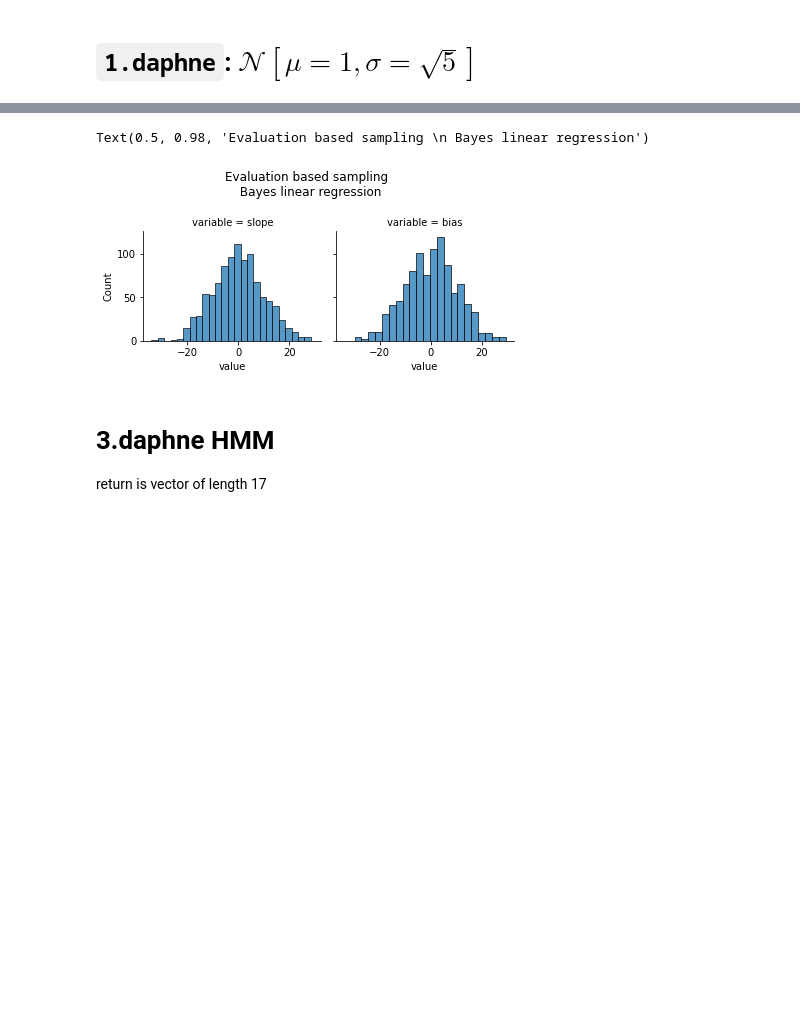
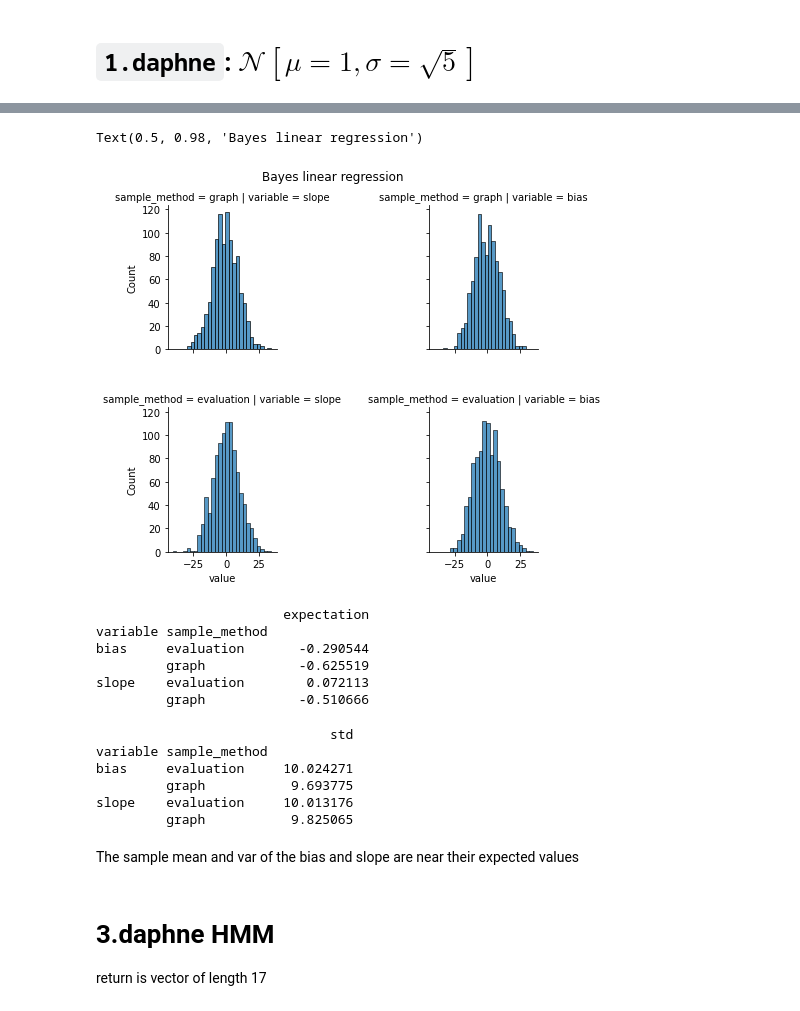
Before and after one commit to geoffwoollard/prob_prog, a Jupyter notebook: hw/hw2/CS532-HW2/hw2.ipynb, the cells around one changed output, grey strips where cells are left out. Cells and saved outputs as stored; diff of their text form; code cells hidden in the pictures; blank space fills up the shorter version.

Commit message:
code for plots and expectations. for evaluation and graph sampling

```diff
--- a/hw/hw2/CS532-HW2/hw2.ipynb
+++ b/hw/hw2/CS532-HW2/hw2.ipynb
@@ -227,0 +238,10 @@ Text(0.5, 1.0, 'Eval based \n Sample from Normal[0,sqrt 5]')
+# %%
+graph_samples,evaluation_samples=[],[]
+num_samples=1000
+for _ in range(num_samples):
+    graph_samples.append(next(get_stream_graph(graph)))
+    evaluation_samples.append(next(get_stream_evaluation(ast)))
+
+
+df = pd.DataFrame({'graph':graph_samples,'evaluation':evaluation_samples} )
+df = pd.melt(df).rename(columns={'variable':'sampling_method','value':'mu'})
@@ -253,0 +285,3 @@ graph
+# %%
+ast = load_ast(i=2)
+ast
@@ -254,20 +306,48 @@ graph
 # %%
-samples=[]
+graph_samples,evaluation_samples=[],[]
 num_samples=1000
 for _ in range(num_samples):
-    samples.append(sample_from_joint(graph).tolist())
+    graph_samples.append(sample_from_joint(graph).tolist())
+    evaluation_samples.append(evaluate_program(ast)[0].tolist())
+# %%
+df_list=[]
+for samples, sample_method in zip([graph_samples,evaluation_samples],['graph','evaluation']):
+    df = pd.DataFrame(samples)
+    df = pd.melt(df)
+    df['variable'] = df['variable'].map({0:'slope',1:'bias'})
+    df['sample_method'] = sample_method
+    df_list.append(df)
+df = pd.concat(df_list)
 # %%
-df = pd.DataFrame(samples)
-df = pd.melt(df)
-df['variable'] = df['variable'].map({0:'slope',1:'bias'})
-g = sns.FacetGrid(df, col="variable")
+g = sns.FacetGrid(df, col="variable",row='sample_method')
 g.map(sns.histplot, "value")
+plt.subplots_adjust(hspace=0.4, wspace=1.4)
 
-plt.subplots_adjust(top=0.7)
-plt.suptitle('Graph based sampling \n Bayes linear regression')
+plt.subplots_adjust(top=0.9)
+plt.suptitle('Bayes linear regression')
 # %% [output]
-Text(0.5, 0.98, 'Evaluation based sampling \n Bayes linear regression')
+Text(0.5, 0.98, 'Bayes linear regression')
-[figure, old version]
+[figure, new version]
+# %%
+print(df.groupby(['variable','sample_method']).mean().rename(columns={'value':'expectation'}).to_string())
+# %% [output]
+                        expectation
+variable sample_method
+bias     evaluation       -0.290544
+         graph            -0.625519
+slope    evaluation        0.072113
+         graph            -0.510666
+# %%
+print(df.groupby(['variable','sample_method']).std().rename(columns={'value':'std'}).to_string())
+# %% [output]
+                              std
+variable sample_method
+bias     evaluation     10.024271
+         graph           9.693775
+slope    evaluation     10.013176
+         graph           9.825065
+# %% [markdown]
+The sample mean and var of the bias and slope are near their expected values
 # %% [markdown]
 # 3.daphne HMM
 return is vector of length 17
```
Also changed, not shown: parts of 33 cells of this notebook.
